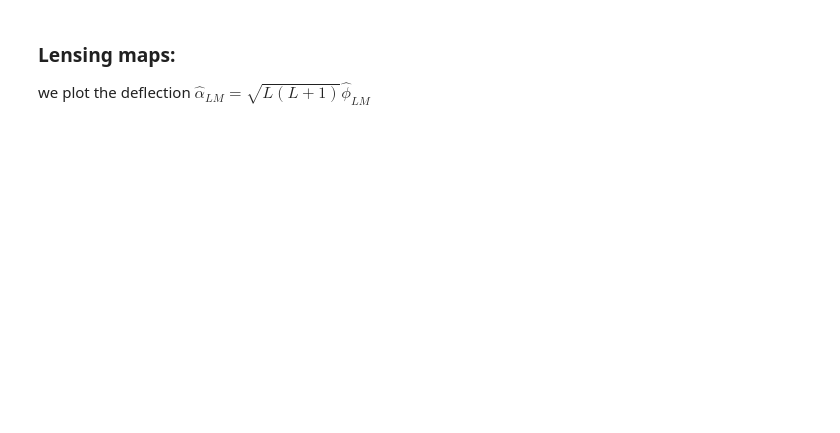
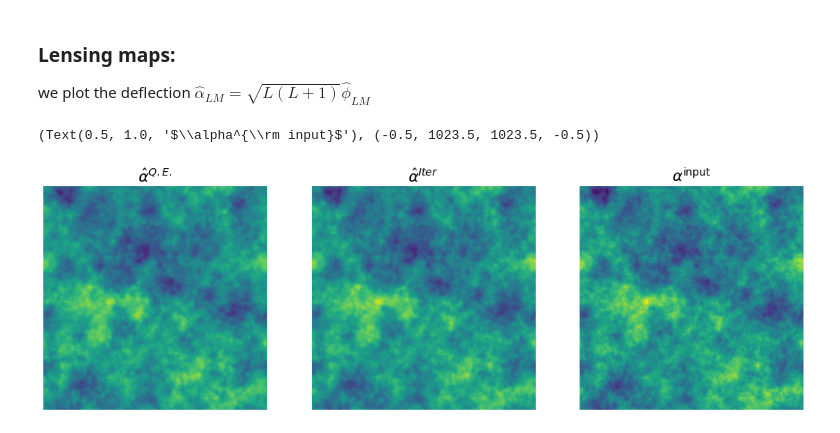
Before and after one commit to carronj/LensIt, a Jupyter notebook: demo_lensit.ipynb, the cells around one changed output. Cells and saved outputs as stored; diff of their text form; code cells hidden in the pictures; blank space fills up the shorter version.

```diff
--- a/demo_lensit.ipynb
+++ b/demo_lensit.ipynb
@@ -173,10 +161,13 @@ we plot the deflection $\hat \alpha_{LM} = \sqrt{L (L + 1)} \hat \phi_{LM}$
 # %%
 plm2alphalm = lambda plm : lib_qlm.almxfl(plm, np.arange(lib_qlm.ellmax + 1))
 fig, ax = pl.subplots(1, 3, figsize=(18, 6),)
 vmax = np.max(np.abs(lib_qlm.alm2map(plm2alphalm(plm_input))))
 ax[0].imshow(lib_qlm.alm2map(plm2alphalm(itlib.get_Plm(0, 'p'))), vmax=vmax, vmin=-vmax)
-ax[1].imshow(lib_qlm.alm2map(plm2alphalm(itlib.get_Plm(2, 'p'))), vmax=vmax, vmin=-vmax)
+ax[1].imshow(lib_qlm.alm2map(plm2alphalm(itlib.get_Plm(9, 'p'))), vmax=vmax, vmin=-vmax)
 ax[2].imshow(lib_qlm.alm2map(plm2alphalm(plm_input)), vmax=vmax, vmin=-vmax)
 ax[0].set_title(r'$\hat \alpha^{Q.E.}$', fontsize=20), ax[0].axis('off')
 ax[1].set_title(r'$\hat \alpha^{Iter}$', fontsize=20), ax[1].axis('off')
 ax[2].set_title(r'$\alpha^{\rm input}$', fontsize=20), ax[2].axis('off')
+# %% [output]
+(Text(0.5, 1.0, '$\\alpha^{\\rm input}$'), (-0.5, 1023.5, 1023.5, -0.5))
+[figure, added]
```
Also changed, not shown: parts of 5 cells of this notebook.
